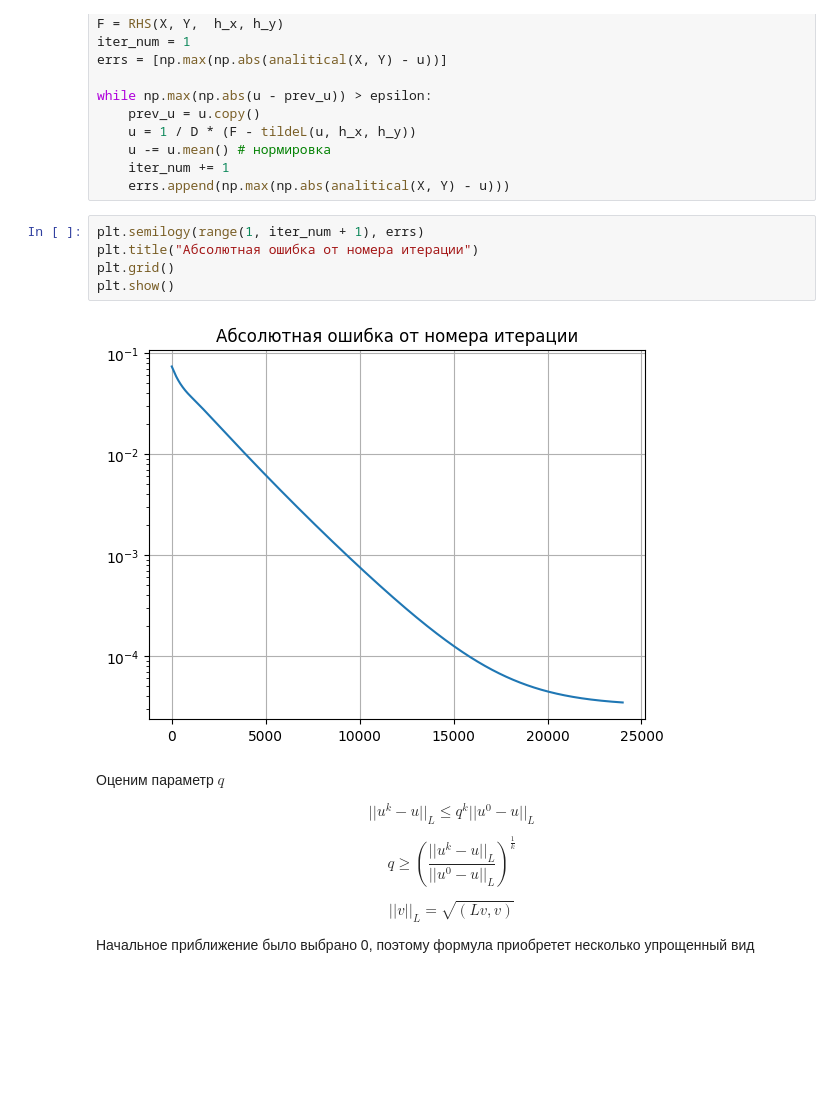
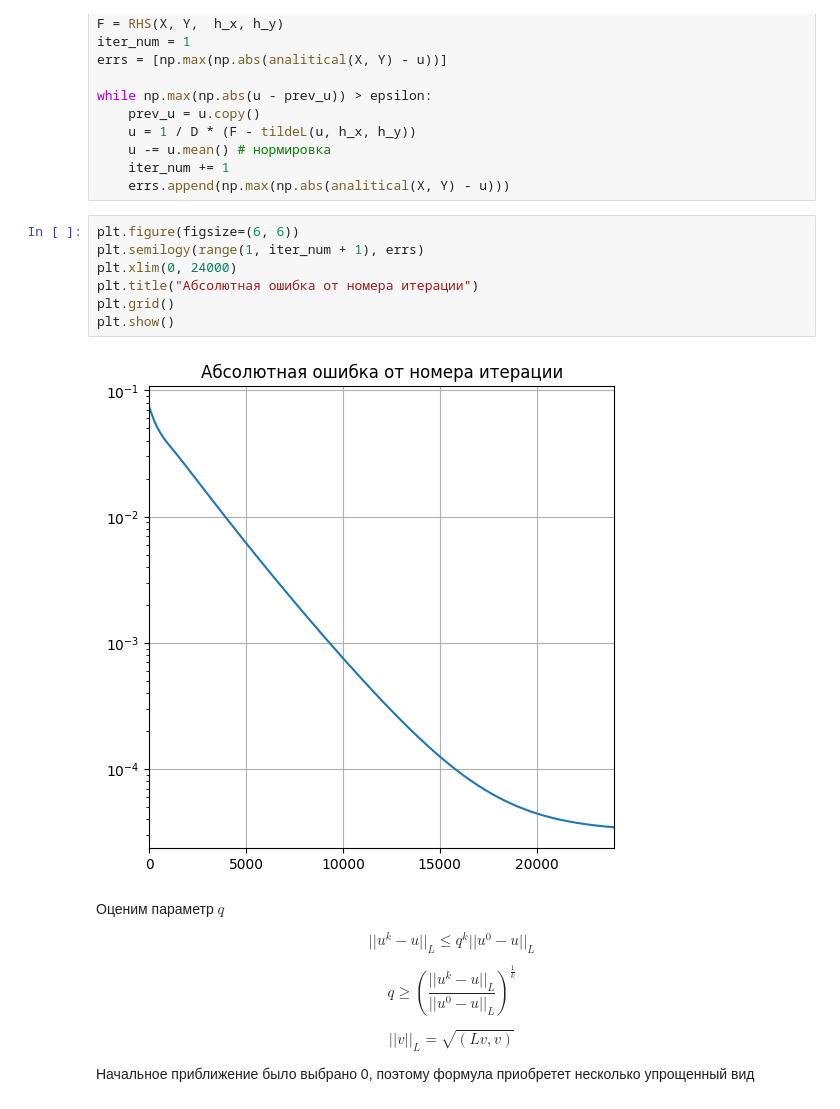
Before and after one commit to Xopppek/num_methods_sem7, a Jupyter notebook: lab3/lab3.ipynb, the cells around one changed output. Drawn from its saved outputs; the diff is of its cells as text; blank space fills up the shorter version.

```diff
--- a/lab3/lab3.ipynb
+++ b/lab3/lab3.ipynb
@@ -195,12 +195,14 @@ while np.max(np.abs(u - prev_u)) > epsilon:
     iter_num += 1
     errs.append(np.max(np.abs(analitical(X, Y) - u)))
 # %%
+plt.figure(figsize=(6, 6))
 plt.semilogy(range(1, iter_num + 1), errs)
+plt.xlim(0, 24000)
 plt.title("Абсолютная ошибка от номера итерации")
 plt.grid()
 plt.show()
 # %% [output]
-[figure, old version]
+[figure, new version]
 # %% [markdown]
 Оценим параметр $q$
 
```
Also changed, not shown: parts of 1 cell of this notebook, 1 other file.
